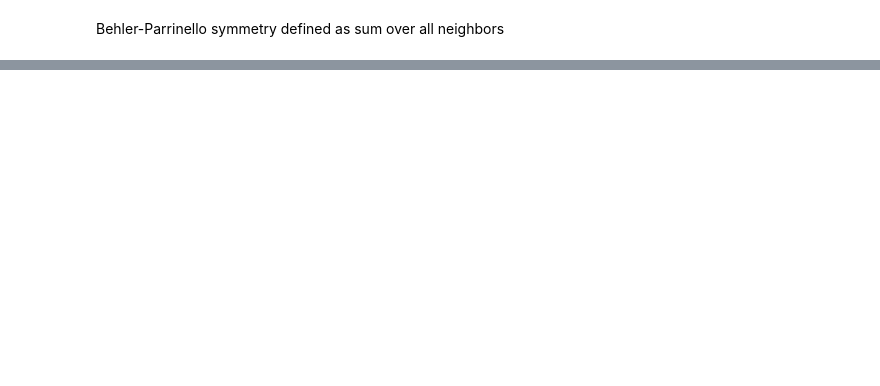
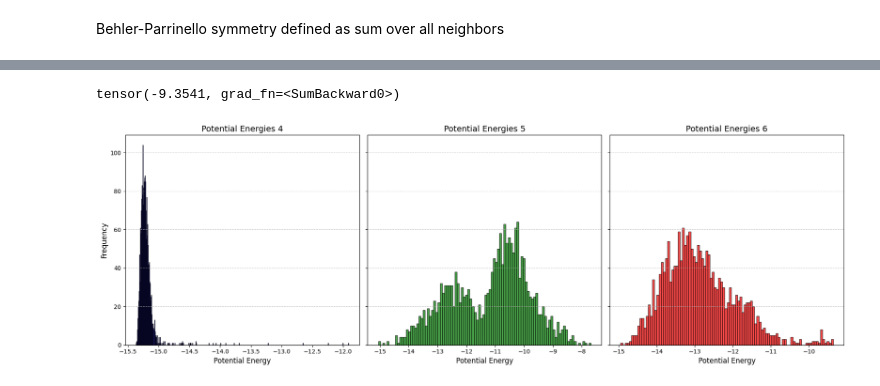
Before and after one commit to iceplant/ml_for_mol_sim, a Jupyter notebook: hw09/lj_BPnet.ipynb, the cells around one changed output, grey strips where cells are left out. Cells and saved outputs as stored; diff of their text form; code cells hidden in the pictures; blank space fills up the shorter version.

```diff
--- a/hw09/lj_BPnet.ipynb
+++ b/hw09/lj_BPnet.ipynb
@@ -465,0 +980,43 @@ g_1_func(distances)
+# %%
+def energy_model(r):
+    distances = torch.cdist(r, r, p=2)
+    # print(distances.shape)
+
+    n_features = 1 + len(etas) + len(kappas)
+    features = torch.zeros((n_particles, n_features))
+
+    # Compute G1 feature
+    g1 = g_1_func(distances, r_cut)
+    features[:, 0] = torch.sum(g1, dim=1)
+
+    # Compute G2 features
+    for i, eta in enumerate(etas):
+        g2 = g_2_func(distances, eta, r_cut)
+        features[:, 1 + i] = torch.sum(g2, dim=1)
+
+    # Compute G3 features
+    for j, kappa in enumerate(kappas):
+        g3 = g_3_func(distances, kappa, r_cut)
+        features[:, 1 + len(etas) + j] = torch.sum(g3, dim=1)
+
+    features = features.unsqueeze(0).to(DEVICE)
+    energies = model(features).squeeze(0)
+    total_energy = energies.sum()
+    return total_energy
+
+
+print(energy_model(clus3d))
+# %% [output]
+tensor(-9.3541, grad_fn=<SumBackward0>)
+# %%
+mean_energy1 = potential_energies1.mean()
+abs_diff1 = torch.abs(potential_energies1 - mean_energy1)
+closest_index1 = torch.argmin(abs_diff1)
+
+mean_energy2 = potential_energies2.mean()
+abs_diff2 = torch.abs(potential_energies2 - mean_energy2)
+closest_index2 = torch.argmin(abs_diff2)
+
+mean_energy3 = potential_energies3.mean()
+abs_diff3 = torch.abs(potential_energies3 - mean_energy3)
+closest_index3 = torch.argmin(abs_diff3)
@@ -465,0 +1108,27 @@ g_1_func(distances)
+# %%
+fig, axes = plt.subplots(1, 3, figsize=(18, 6), sharey=True)
+
+# Plot each dataset in a separate subplot
+axes[0].hist(potential_energies4.detach().numpy(), bins=500, color='blue', alpha=0.7, edgecolor='black')
+axes[0].set_title('Potential Energies 4', fontsize=14)
+axes[0].set_xlabel('Potential Energy', fontsize=12)
+axes[0].set_ylabel('Frequency', fontsize=12)
+# axes[0].set_xlim(-16, -14)
+
+axes[1].hist(potential_energies5.detach().numpy(), bins=100, color='green', alpha=0.7, edgecolor='black')
+axes[1].set_title('Potential Energies 5', fontsize=14)
+axes[1].set_xlabel('Potential Energy', fontsize=12)
+
+axes[2].hist(potential_energies6.detach().numpy(), bins=100, color='red', alpha=0.7, edgecolor='black')
+axes[2].set_title('Potential Energies 6', fontsize=14)
+axes[2].set_xlabel('Potential Energy', fontsize=12)
+
+# Add grid to all subplots
+for ax in axes:
+    ax.grid(axis='y', linestyle='--', alpha=0.7)
+
+# Adjust layout
+plt.tight_layout()
+plt.show()
+# %% [output]
+[figure, added]
```
Also changed, not shown: parts of 35 cells of this notebook.
